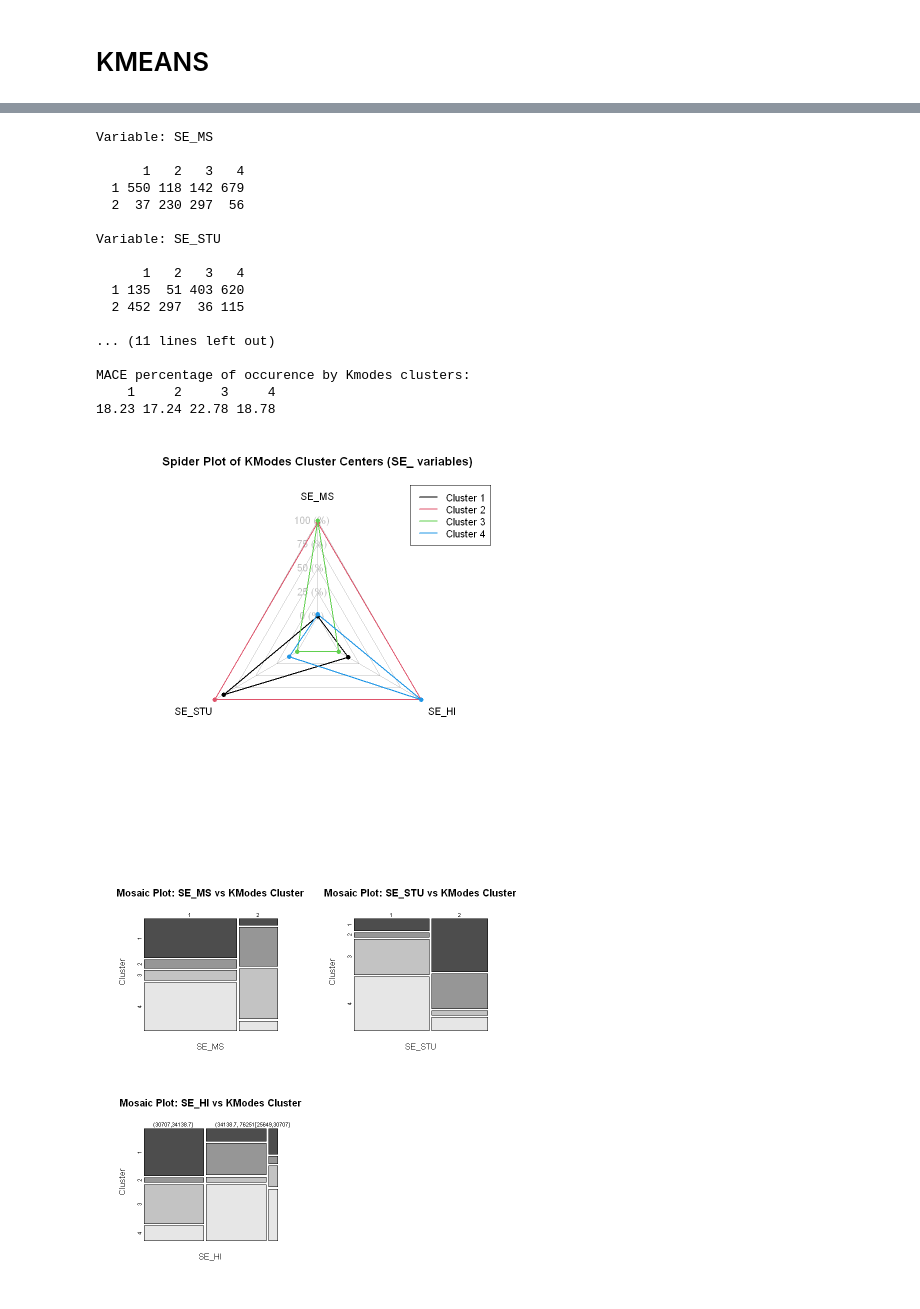
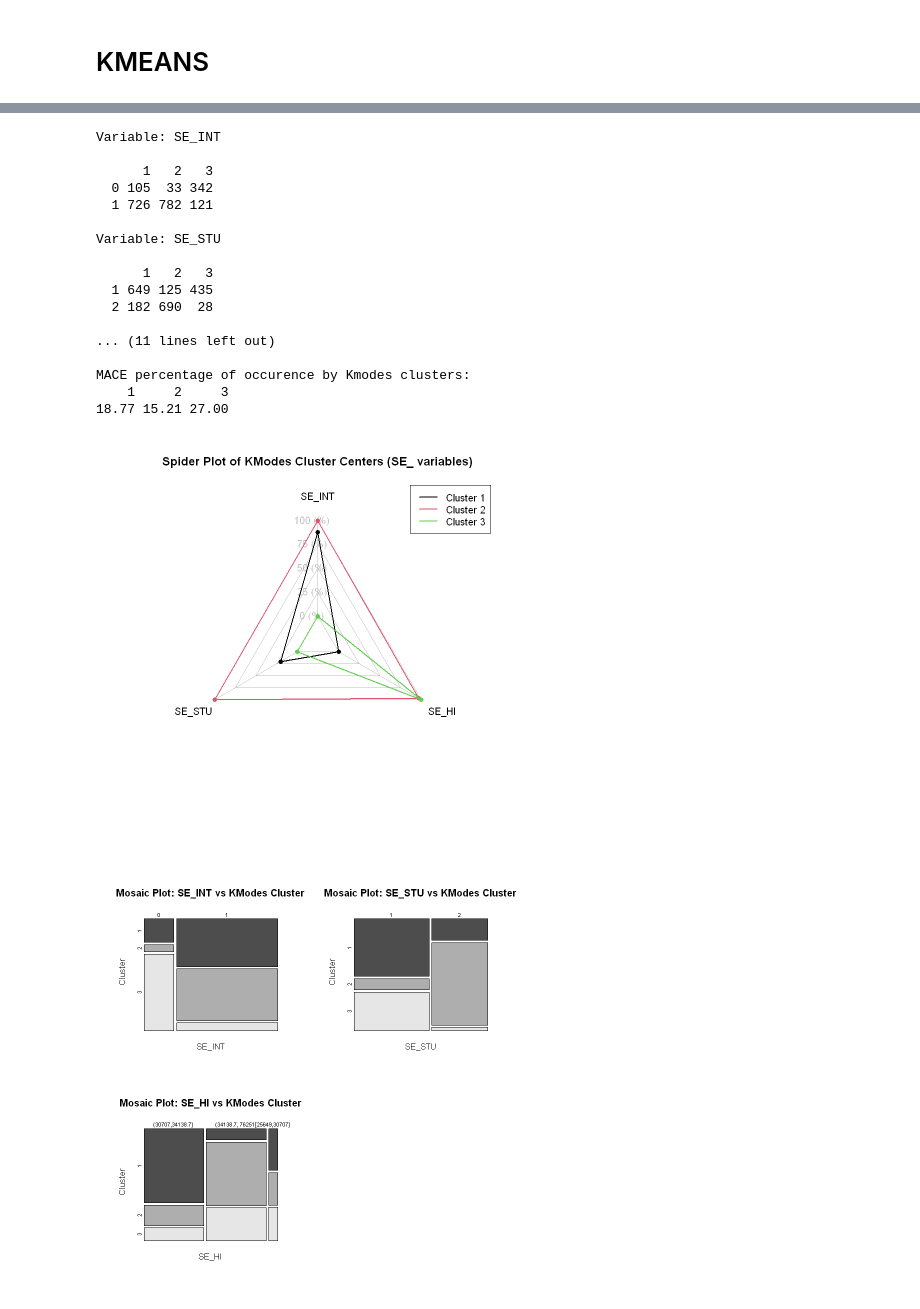
Before and after one commit to JoseLuisMaldonadoA/TFM, a Jupyter notebook: Notebooks/ClusterAnalysis.ipynb, the cells around one changed output, grey strips where cells are left out. Drawn from its saved outputs; the diff is of its cells as text; code cells hidden in the pictures.

```diff
--- a/Notebooks/ClusterAnalysis.ipynb
+++ b/Notebooks/ClusterAnalysis.ipynb
@@ -165,7 +165,7 @@ suppressPackageStartupMessages(library(dplyr))
 # Load data and select only variables that start with 'SE_'
 df <- read.csv('FINAL_DATASET.csv')
 se_vars <- df %>%
-    select(c(SE_MS, SE_STU, SE_HI)) %>%
+    select(c(SE_INT, SE_STU, SE_HI)) %>%
     mutate(across(everything(), as.factor)) #%>%
     # select(starts_with("SE_")) %>%
     # select(-c(SE_GCHI, SE_CHI, SE_LA, SE_SN, SE_PC, SE_MP, SE_WT, SE_PUBT, SE_PI, SE_PRIT))
@@ -196,6 +196,6 @@ Warning message:
 # %%
 set.seed(123)
-k <- 4
+k <- 3
 kmodes_result <- kmodes(se_vars_kmodes, modes = k, iter.max = 20)
 
 # Add cluster assignment to the data
@@ -217,23 +217,23 @@ cat("\nMACE percentage of occurence by Kmodes clusters:\n")
 percent_mace_kmodes <- prop.table(mace_by_kmodes_cluster, 2)["1", ] * 100
 print(round(percent_mace_kmodes, 2))
 # %% [output]
-Variable: SE_MS
+Variable: SE_INT
 
-      1   2   3   4
-  1 550 118 142 679
-  2  37 230 297  56
+      1   2   3
+  0 105  33 342
+  1 726 782 121
 
 Variable: SE_STU
 
-      1   2   3   4
-  1 135  51 403 620
-  2 452 297  36 115
+      1   2   3
+  1 649 125 435
+  2 182 690  28
 
 ... (11 lines left out)
 
 MACE percentage of occurence by Kmodes clusters:
-    1     2     3     4
-18.23 17.24 22.78 18.78
+    1     2     3
+18.77 15.21 27.00
 # %%
 # Spider (radar) plot of cluster centers from KModes clustering
 suppressPackageStartupMessages(library(fmsb))
@@ -263,23 +263,23 @@ radarchart(radar_data_kmodes, axistype = 1,
            pcol = 1:k, plwd = 2, plty = 1, cglcol = "grey", cglty = 1, axislabcol = "grey")
 legend("topright", legend = paste0("Cluster ", cluster_centers_kmodes$cluster_kmodes), col = 1:k, lty = 1, lwd = 2)
 # %% [output]
-[figure, old version]
+[figure, new version]
 # %%
 par(bg = "white", mfrow = c(2, 2))
-# Mosaic plot for SE_MS vs cluster_kmodes
-mosaicplot(table(se_vars$SE_MS, se_vars$cluster_kmodes),
-           main = "Mosaic Plot: SE_MS vs KModes Cluster",
-           xlab = "SE_MS", ylab = "Cluster", color = TRUE)
+# Mosaic plot for SE_INT vs cluster_kmodes
+mosaicplot(table(se_vars$SE_INT, se_vars$cluster_kmodes),
+           main = "Mosaic Plot: SE_INT vs KModes Cluster",
+           xlab = "SE_INT", ylab = "Cluster", color = TRUE)
 # Mosaic plot for SE_STU vs cluster_kmodes
 mosaicplot(table(se_vars$SE_STU, se_vars$cluster_kmodes),
            main = "Mosaic Plot: SE_STU vs KModes Cluster",
            xlab = "SE_STU", ylab = "Cluster", color = TRUE)
 # Mosaic plot for SE_HI vs cluster_kmodes
 mosaicplot(table(se_vars$SE_HI, se_vars$cluster_kmodes),
            main = "Mosaic Plot: SE_HI vs KModes Cluster",
            xlab = "SE_HI", ylab = "Cluster", color = TRUE)
 # %% [output]
-[figure, old version]
+[figure, new version]
 # %%
 str(se_vars)
 # %% [output]
```
Also changed, not shown: parts of 8 cells of this notebook.
